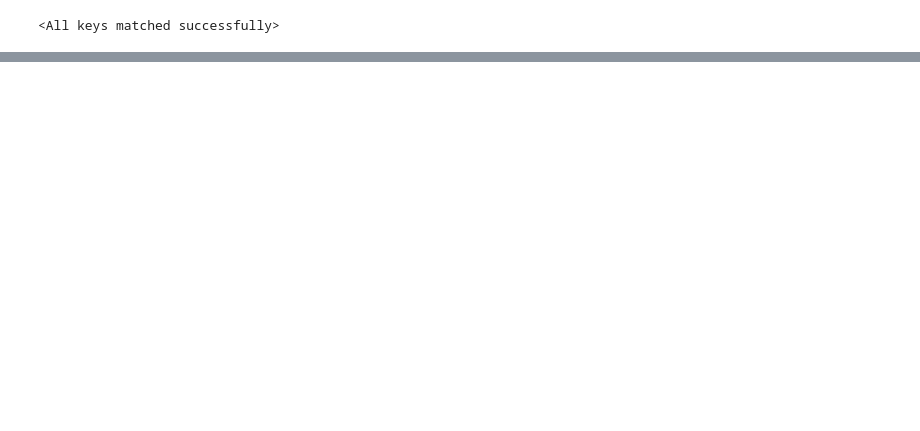
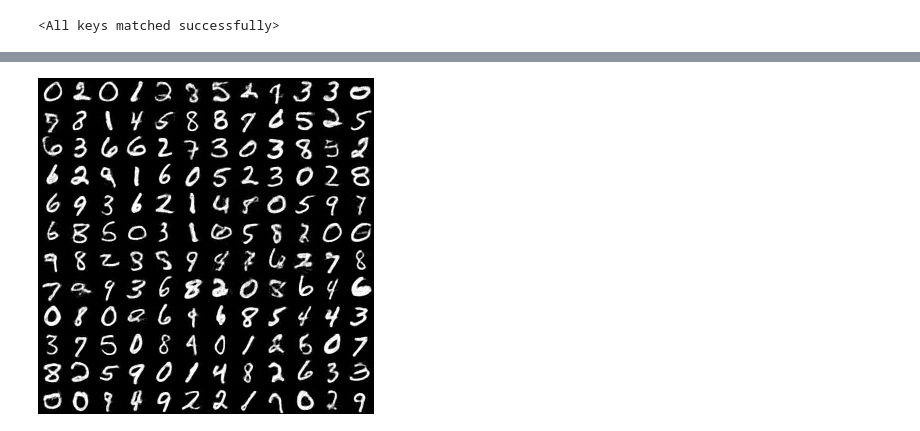
Before and after one commit to unixpickle/vq-draw, a Jupyter notebook: mnist_demo.ipynb, the cells around one changed output, grey strips where cells are left out. Cells and saved outputs as stored; diff of their text form; code cells hidden in the pictures; blank space fills up the shorter version.

```diff
--- a/mnist_demo.ipynb
+++ b/mnist_demo.ipynb
@@ -61,0 +62,11 @@ display_image(image)
+# %%
+# Of course, the model can also decode latent codes
+# in batch, giving us a neat grid of random samples.
+latents = torch.randint(high=encoder.options, size=(12*12, encoder.num_stages))
+with torch.no_grad():
+    imgs = encoder.decode(latents)
+grid = imgs.view(12, 12, 1, 28, 28).detach().numpy()
+image = np.concatenate(np.concatenate(grid, axis=-2), axis=-1)
+display_image(image)
+# %% [output]
+[figure, added]
```
Also changed, not shown: parts of 5 cells of this notebook, 2 other files.
